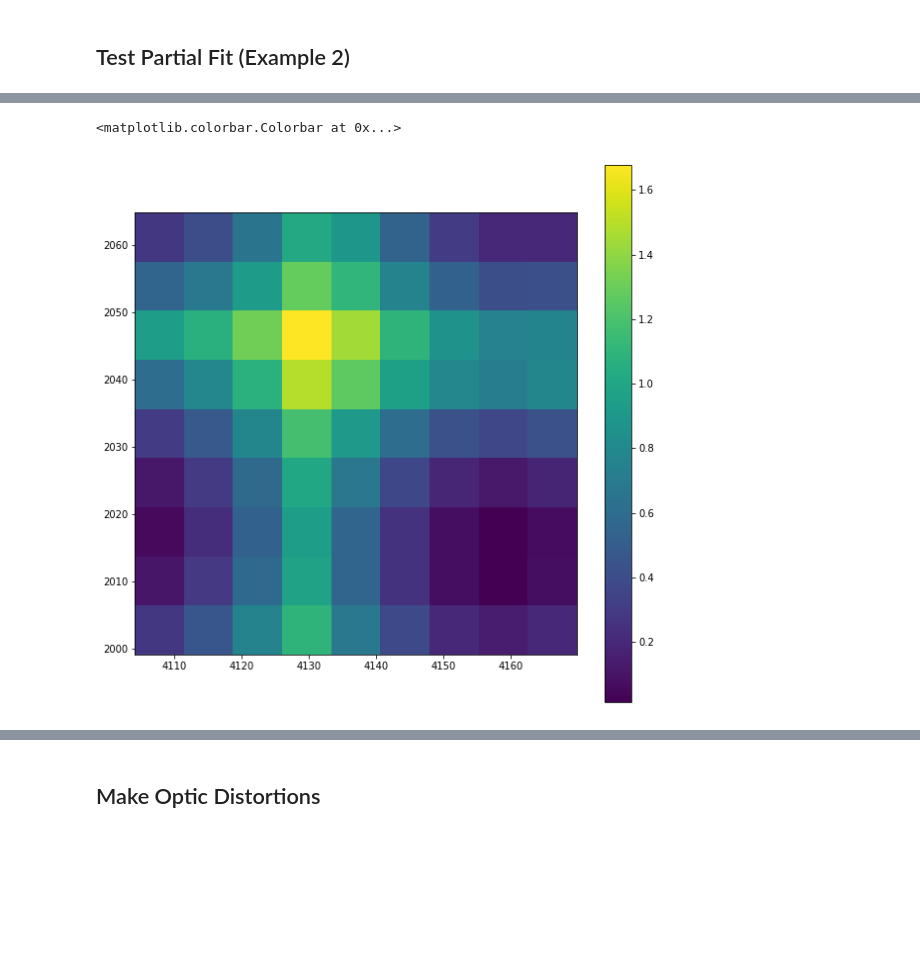
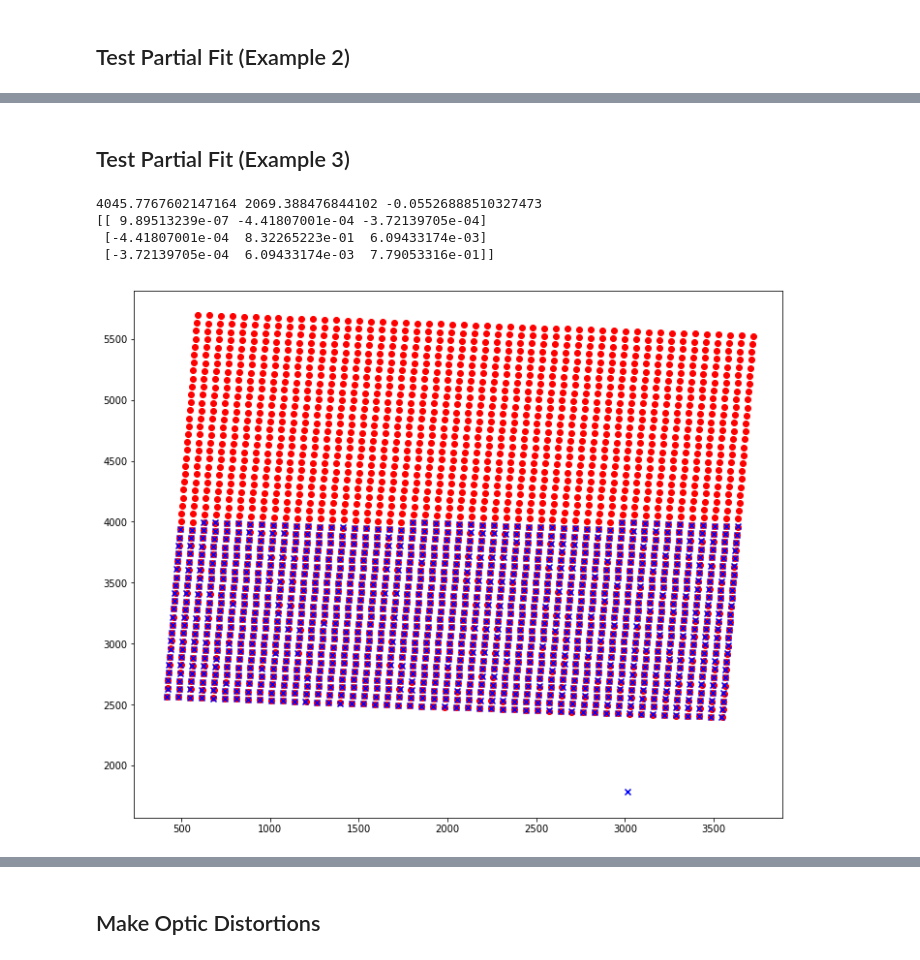
Before and after one commit to Snyder005/mixcoatl, a Jupyter notebook: notebooks/Devel.ipynb, the cells around one changed output, grey strips where cells are left out. Drawn from its saved outputs; the diff is of its cells as text; code cells hidden in the pictures; blank space fills up the shorter version.

Commit message:
Tested out fitting on a few examples for which the previous code failed to converge.

```diff
--- a/notebooks/Devel.ipynb
+++ b/notebooks/Devel.ipynb
@@ -247,7 +173,38 @@ for i, y0 in enumerate(y0_steps):
-# %%
-fig, ax = plt.subplots(1, 1, figsize=(10, 10))
-im = ax.imshow(res, origin='lower', extent=[x0_guess-xstep/2., x0_guess+xstep/2., y0_guess-ystep/2., y0_guess+ystep/2.])
-fig.colorbar(im)
-# %% [output]
-<matplotlib.colorbar.Colorbar at 0x...>
-[figure, removed]
+# %% [markdown]
+## Test Partial Fit (Example 3)
+# %%
+infiles = glob.glob('/nfs/slac/g/ki/ki19/lsst/snyder18/LSST/Data/BOT/6871D_spacing/spacing_-64.0_41.8_000/*.cat')
+infile0 = infiles[0]
+
+src0 = fits.getdata(infile0)
+all_src0Y = src0['base_SdssCentroid_Y']
+all_src0X = src0['base_SdssCentroid_X']
+
+## Curate data here (remove bad shapes, fluxes, etc.)
+mask = (src0['base_SdssShape_XX'] > 4.5)*(src0['base_SdssShape_XX'] <7.) \
+    * (src0['base_SdssShape_YY'] > 4.5)*(src0['base_SdssShape_YY'] <7.)
+
+src0Y = all_src0Y[mask]
+src0X = all_src0X[mask]
+
+gridfit_task = GridFitTask()
+gridfit_task.config.brute_search = True
+gridfit_task.config.vary_theta = True
+gridfit_task.config.outfile = 'test_gridspacing_distorted_grid.fits'
+
+grid0, result0 = gridfit_task.run(infile0, (4050, 2050))
+print(grid0.y0, grid0.x0, grid0.theta)
+g0Y, g0X = grid0.get_source_centroids(distorted=False)
+
+fig, ax = plt.subplots(1, 1, figsize=(12, 10))
+
+ax.scatter(g0X, g0Y, color='red', marker='o')
+ax.scatter(src0X, src0Y, color='blue', marker='x')
+
+print(result0.covar)
+# %% [output]
+4045.7767602147164 2069.388476844102 -0.05526888510327473
+[[ 9.89513239e-07 -4.41807001e-04 -3.72139705e-04]
+ [-4.41807001e-04  8.32265223e-01  6.09433174e-03]
+ [-3.72139705e-04  6.09433174e-03  7.79053316e-01]]
+[figure, added]
```
Also changed, not shown: parts of 10 cells of this notebook.
